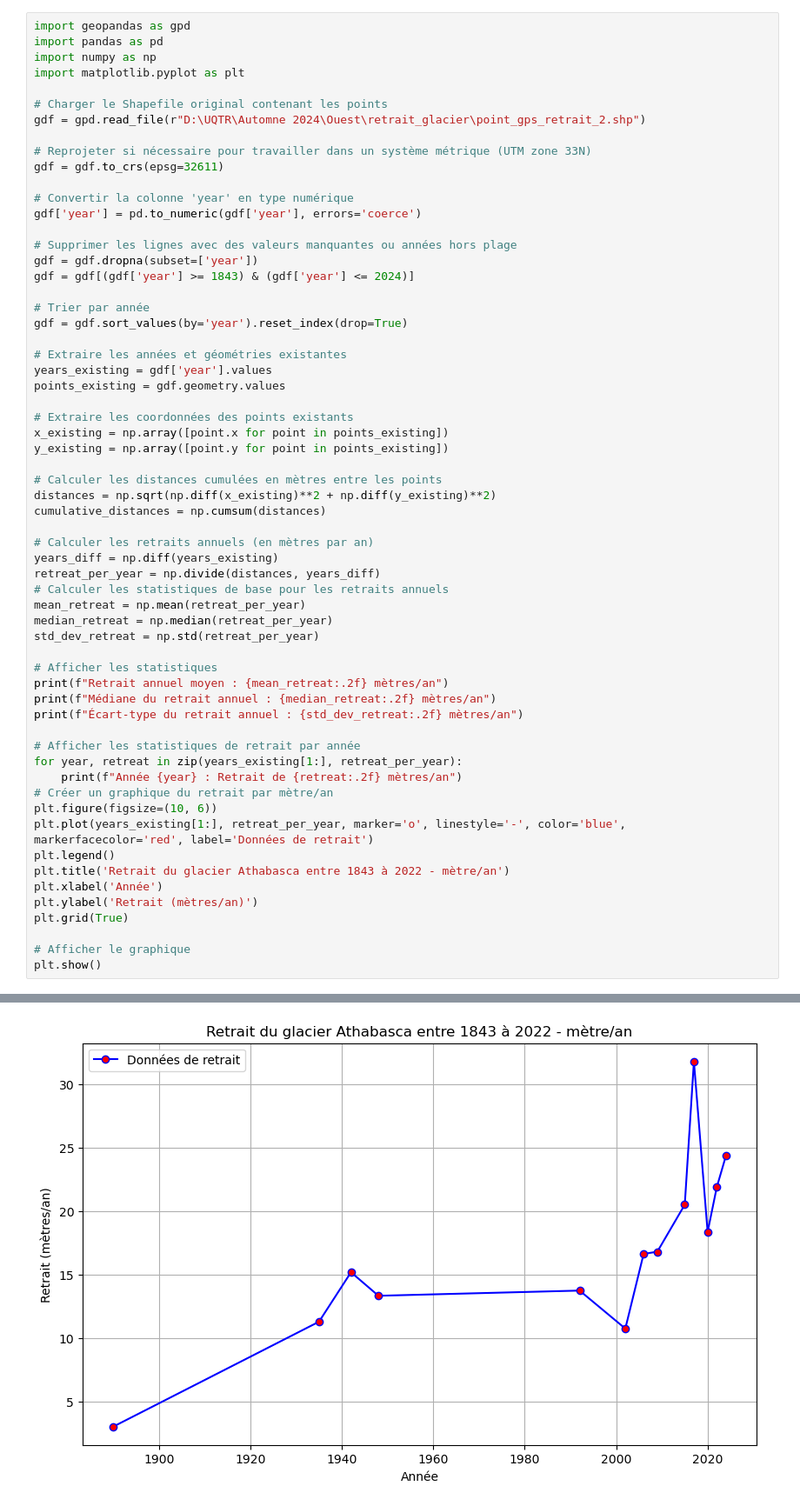
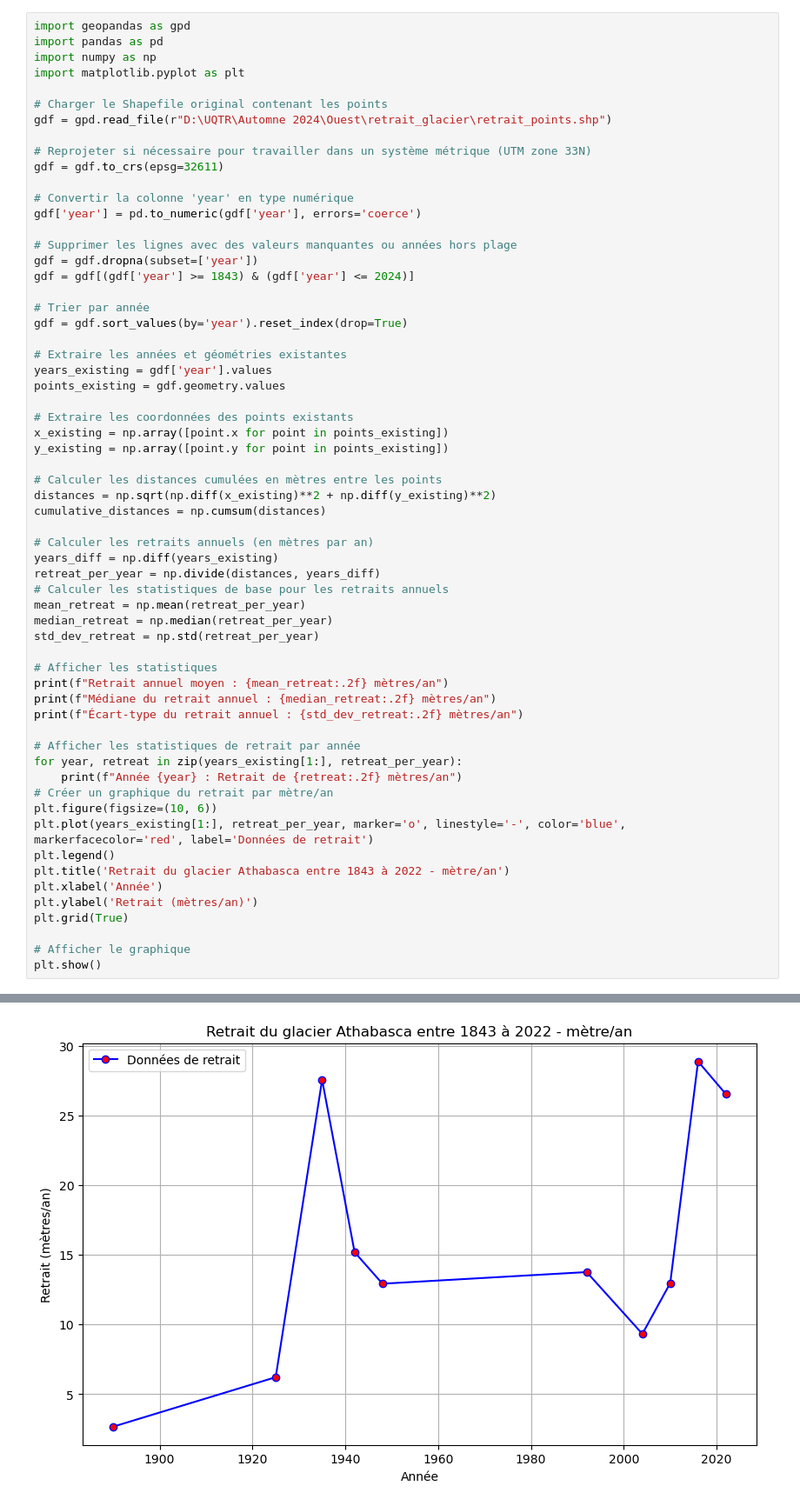
Before and after one commit to tofunori/Ouest, a Jupyter notebook: Retrait glacier/retrait_athabasca.ipynb, the cells around one changed output, grey strips where cells are left out. Shown at 87% size. Cells and saved outputs as stored; diff of their text form.

```diff
--- a/Retrait glacier/retrait_athabasca.ipynb
+++ b/Retrait glacier/retrait_athabasca.ipynb
@@ -5,7 +5,7 @@ import numpy as np
 import matplotlib.pyplot as plt
 
 # Charger le Shapefile original contenant les points
-gdf = gpd.read_file(r"D:\UQTR\Automne 2024\Ouest\retrait_glacier\point_gps_retrait_2.shp")
+gdf = gpd.read_file(r"D:\UQTR\Automne 2024\Ouest\retrait_glacier\retrait_points.shp")
 
 # Reprojeter si nécessaire pour travailler dans un système métrique (UTM zone 33N)
 gdf = gdf.to_crs(epsg=32611)
@@ -79,4 +76,4 @@ Année 2024 : Retrait de 24.35 mètres/an
-[figure, old version]
+[figure, new version]
 # %%
 import geopandas as gpd
 import pandas as pd
```
Also changed, not shown: parts of 2 cells of this notebook, 1 other file.
